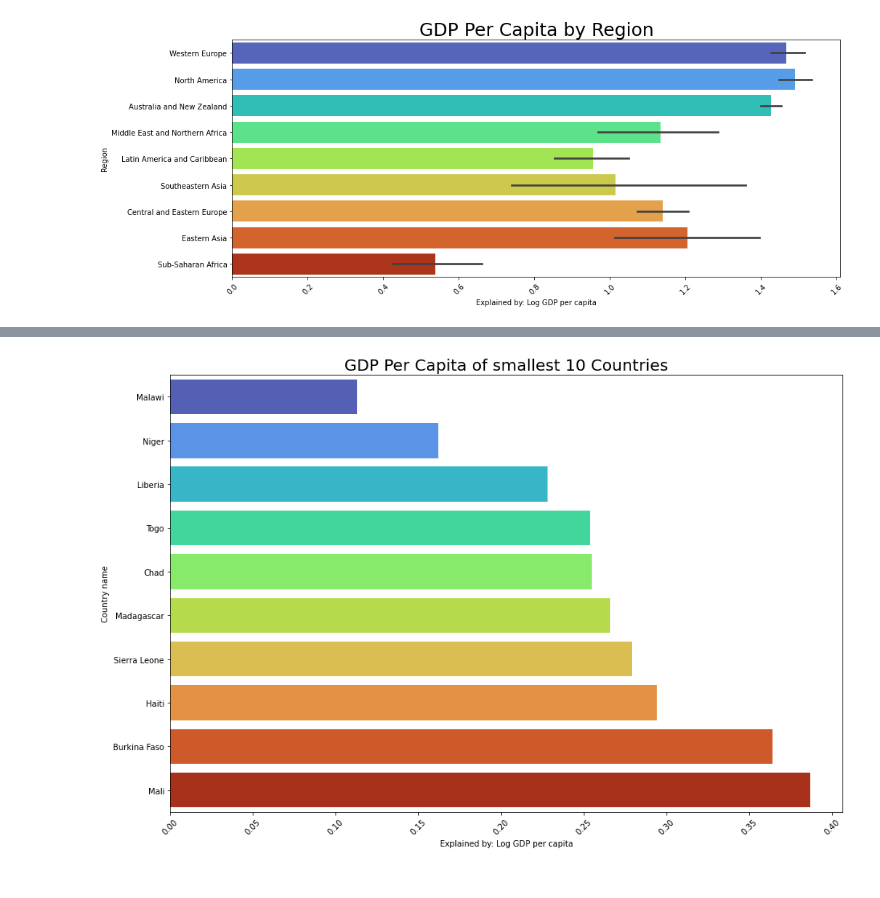
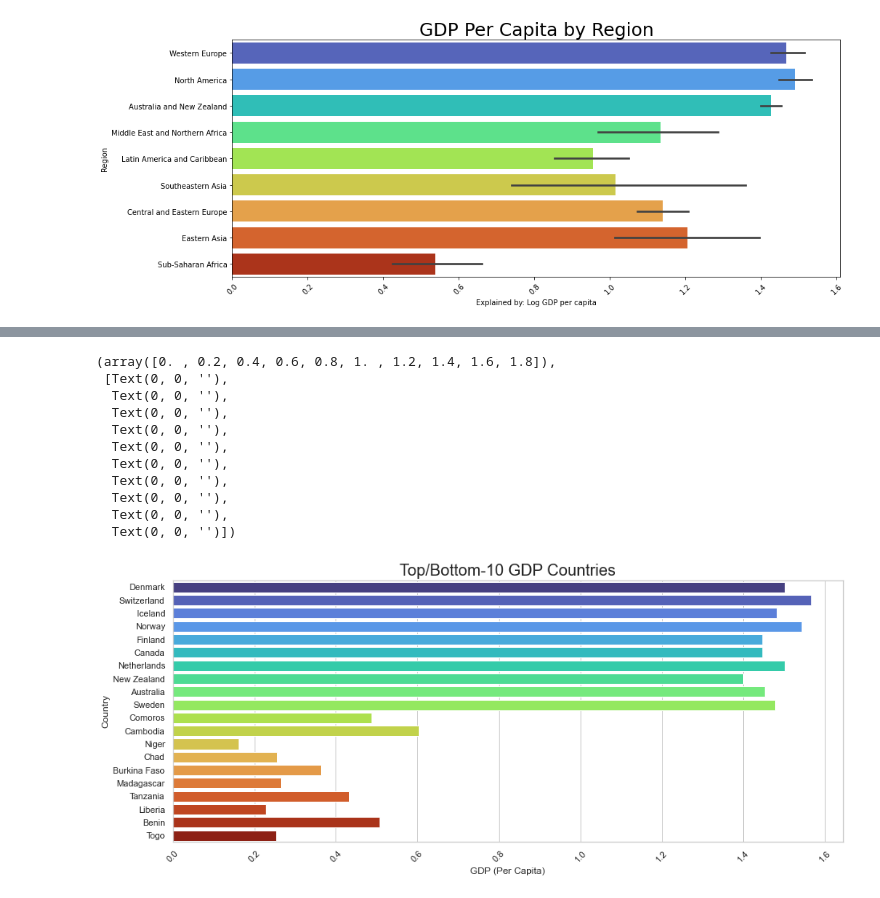
Before and after one commit to Caleman34/Alcohol_and_Happiness, a Jupyter notebook: James_Part.ipynb, the cells around one changed output, grey strips where cells are left out. Drawn from its saved outputs; the diff is of its cells as text; code cells hidden in the pictures.

```diff
--- a/James_Part.ipynb
+++ b/James_Part.ipynb
@@ -164,9 +220,20 @@ plt.show()
-# %%
-import seaborn as sns
-plt.figure(figsize = (15,10))
-sns.barplot(x ='Explained by: Log GDP per capita',y= 'Country name', data=clean_data.nsmallest(10,'Explained by: Log GDP per capita'), palette = 'turbo')
-plt.title('GDP Per Capita of smallest 10 Countries', fontsize = 20)
-plt.xticks(rotation = 45)
-plt.show()
-# %% [output]
-[figure, removed]
+# %%
+# line plot of countries and thier drinking ber per capita
+plt.figure(figsize = (15,6))
+sns.barplot(x ="GDP (Per Capita)", y= 'Country', data = top_bottom_df, palette = 'turbo')
+sns.set_theme(style="whitegrid")
+plt.title("Top/Bottom-10 GDP Countries", fontsize = 20)
+plt.xticks(rotation = 45)
+# %% [output]
+(array([0. , 0.2, 0.4, 0.6, 0.8, 1. , 1.2, 1.4, 1.6, 1.8]),
+ [Text(0, 0, ''),
+  Text(0, 0, ''),
+  Text(0, 0, ''),
+  Text(0, 0, ''),
+  Text(0, 0, ''),
+  Text(0, 0, ''),
+  Text(0, 0, ''),
+  Text(0, 0, ''),
+  Text(0, 0, ''),
+  Text(0, 0, '')])
+[figure, added]
```
Also changed, not shown: parts of 9 cells of this notebook.
